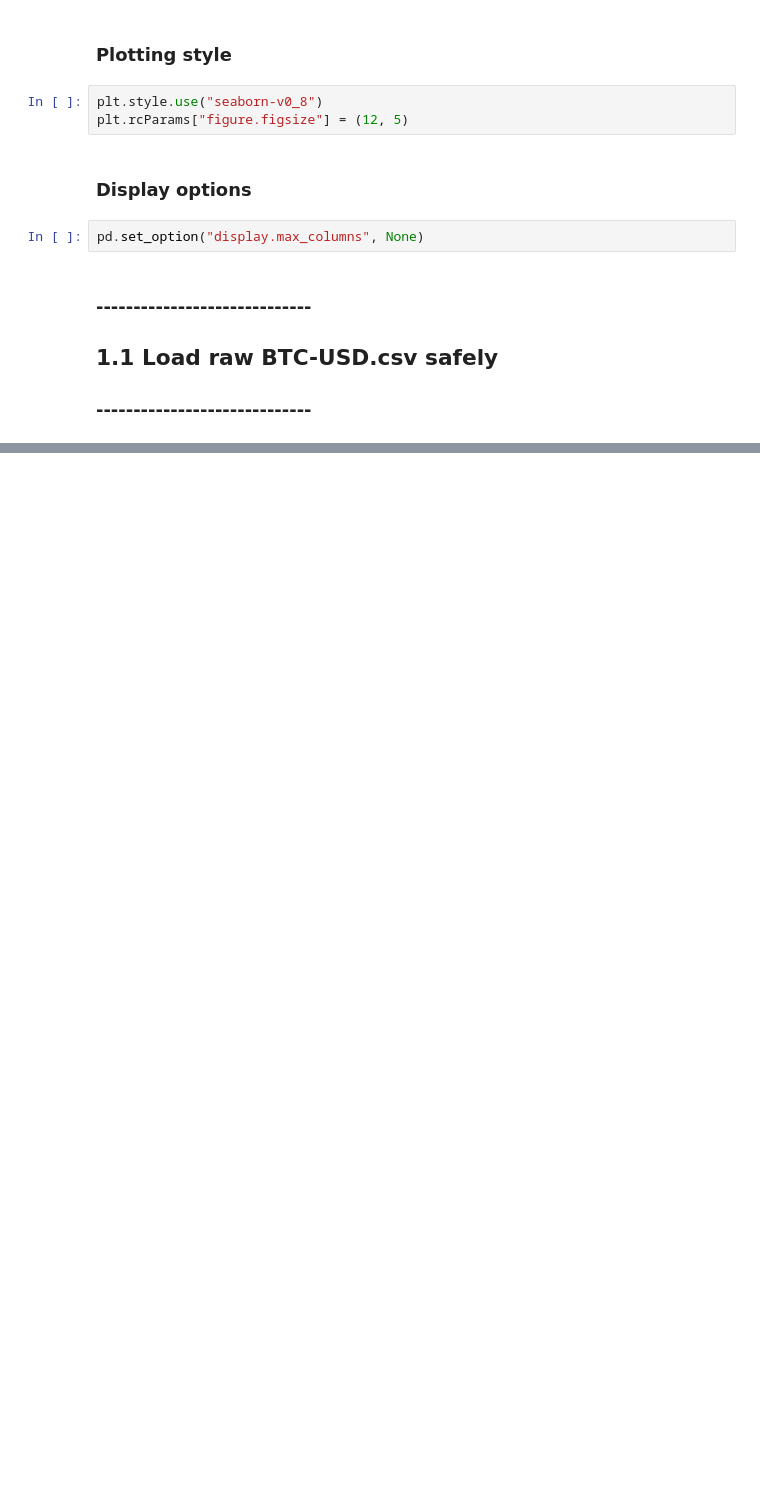
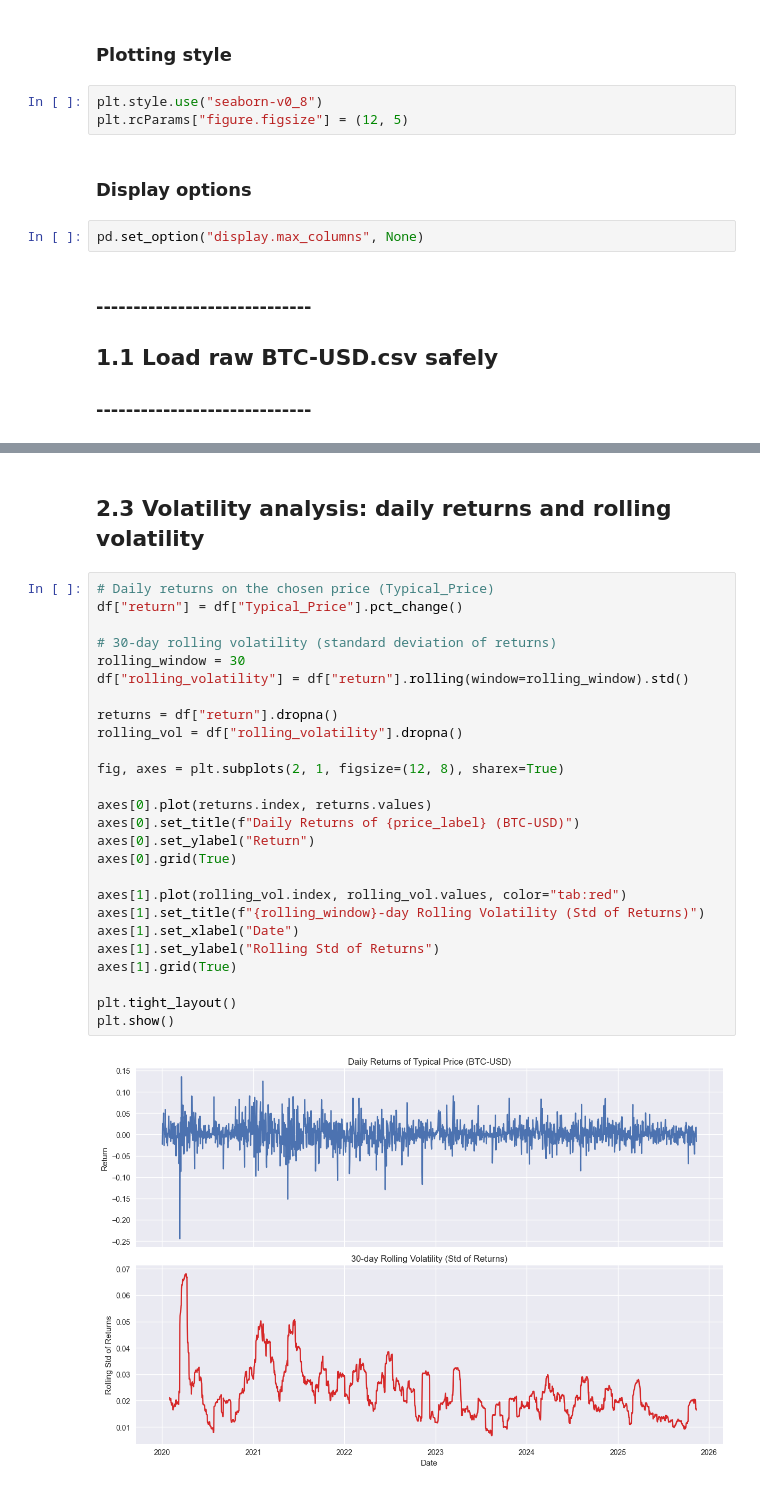
Before and after one commit to leojeulinmerville/Prophet_Project, a Jupyter notebook: Time_Series_Prophet_Project.ipynb, the cells around one changed output, grey strips where cells are left out. Drawn from its saved outputs; the diff is of its cells as text; blank space fills up the shorter version.

```diff
--- a/Time_Series_Prophet_Project.ipynb
+++ b/Time_Series_Prophet_Project.ipynb
@@ -57,0 +242,30 @@ display(df_raw.head(10))
+# %% [markdown]
+## 2.3 Volatility analysis: daily returns and rolling volatility
+# %%
+# Daily returns on the chosen price (Typical_Price)
+df["return"] = df["Typical_Price"].pct_change()
+
+# 30-day rolling volatility (standard deviation of returns)
+rolling_window = 30
+df["rolling_volatility"] = df["return"].rolling(window=rolling_window).std()
+
+returns = df["return"].dropna()
+rolling_vol = df["rolling_volatility"].dropna()
+
+fig, axes = plt.subplots(2, 1, figsize=(12, 8), sharex=True)
+
+axes[0].plot(returns.index, returns.values)
+axes[0].set_title(f"Daily Returns of {price_label} (BTC-USD)")
+axes[0].set_ylabel("Return")
+axes[0].grid(True)
+
+axes[1].plot(rolling_vol.index, rolling_vol.values, color="tab:red")
+axes[1].set_title(f"{rolling_window}-day Rolling Volatility (Std of Returns)")
+axes[1].set_xlabel("Date")
+axes[1].set_ylabel("Rolling Std of Returns")
+axes[1].grid(True)
+
+plt.tight_layout()
+plt.show()
+# %% [output]
+[figure, added]
```
Also changed, not shown: parts of 80 cells of this notebook.
